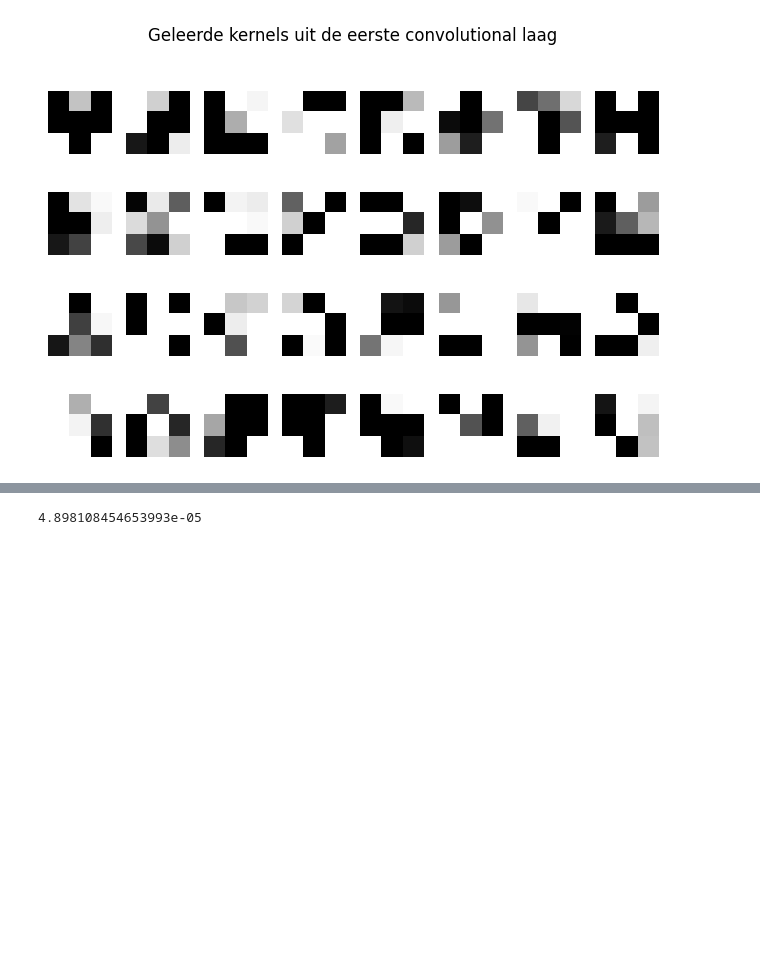
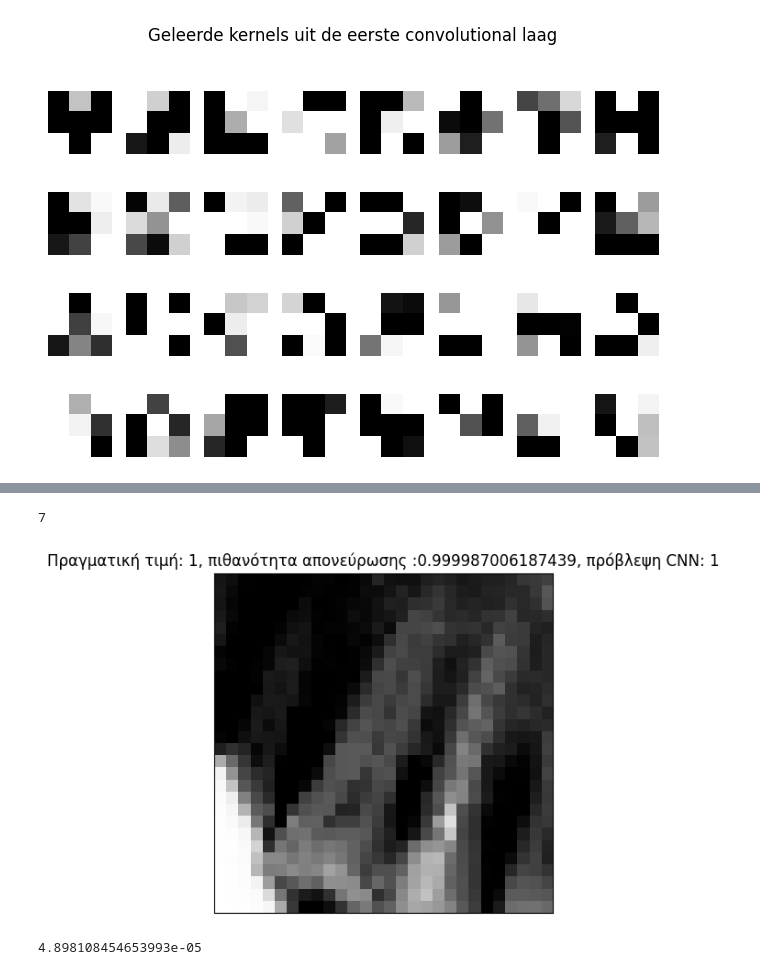
Before and after one commit to NicosStarreveld/WorkshopCNNs, a Jupyter notebook: workshop.ipynb, the cells around one changed output, grey strips where cells are left out. Drawn from its saved outputs; the diff is of its cells as text; code cells hidden in the pictures; blank space fills up the shorter version.

```diff
--- a/workshop.ipynb
+++ b/workshop.ipynb
@@ -67,7 +67,7 @@ def visualize(img, clim=[-300,450]):
 # inladen van beeld van de ribbenkast
 # definieer pad naar beeld
 # img_path = 'data/ribs/VinDr_RibCXR_train_000.png'
-img_path = '/content/machine_learning_medical_data_workshop/with/167.png'
+img_path = '/WorkshopCNNs/Xrays_with/167.png'
 img = open_img(img_path)
 # visualiseer beeld
 visualize(img)
@@ -462,5 +463,10 @@ def validation_results_visualize(model, dataset):
          plt.title(f"Πραγματική τιμή: {label}, πιθανότητα απονεύρωσης :{output}, πρόβλεψη CNN: {int(output >= 0.5)}")
          plt.show()
+# %%
+validation_results_visualize(model, test_dataset)
+# %% [output]
+7
+[figure, added]
 # %%
 for i in range(10):
     validation_results_visualize(model, test_dataset)
```
Also changed, not shown: parts of 1 cell of this notebook.
